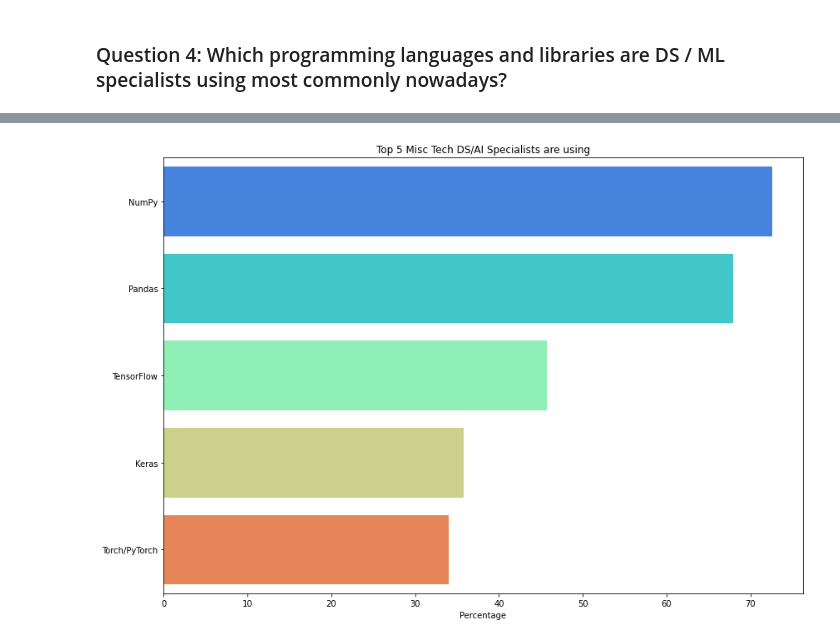
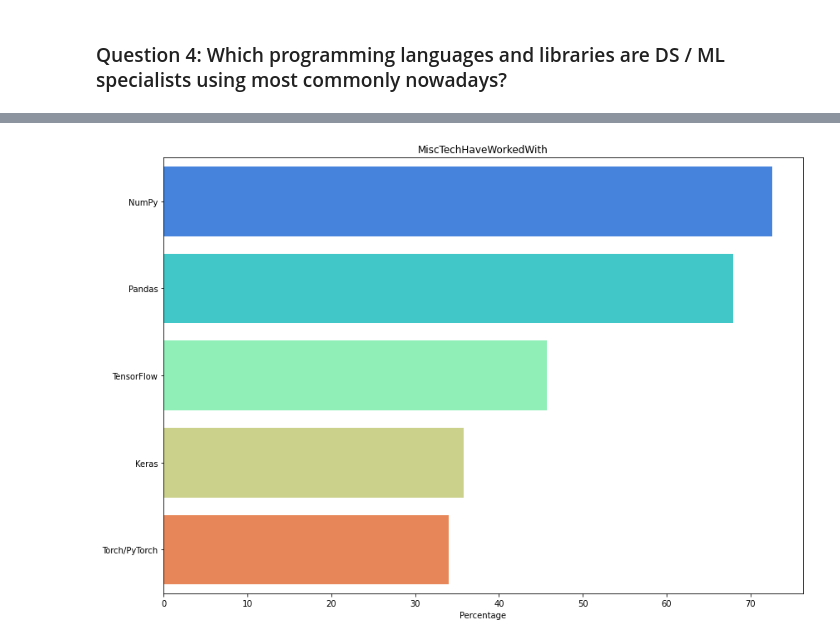
Before and after one commit to leminkhoa/Udacity_StackOverFlow2020_Project, a Jupyter notebook: Stackoverflow developer survey 2021_Analysis.ipynb, the cells around one changed output, grey strips where cells are left out. Drawn from its saved outputs; the diff is of its cells as text; code cells hidden in the pictures.

```diff
--- a/Stackoverflow developer survey 2021_Analysis.ipynb
+++ b/Stackoverflow developer survey 2021_Analysis.ipynb
@@ -581,7 +582,7 @@ ds_programming = ma_values_percentage(ds, 'LanguageHaveWorkedWith', top=5,
 # %%
 # DS Misc Tech
 ds_mistech = ma_values_percentage(ds, 'MiscTechHaveWorkedWith', top=5,
-                                  title='Top 5 Misc Tech DS/AI Specialists are using',
+                                  title='',
                                   color='rainbow')
 # %% [output]
-[figure, old version]
+[figure, new version]
```
Also changed, not shown: parts of 17 cells of this notebook, 1 other file.
